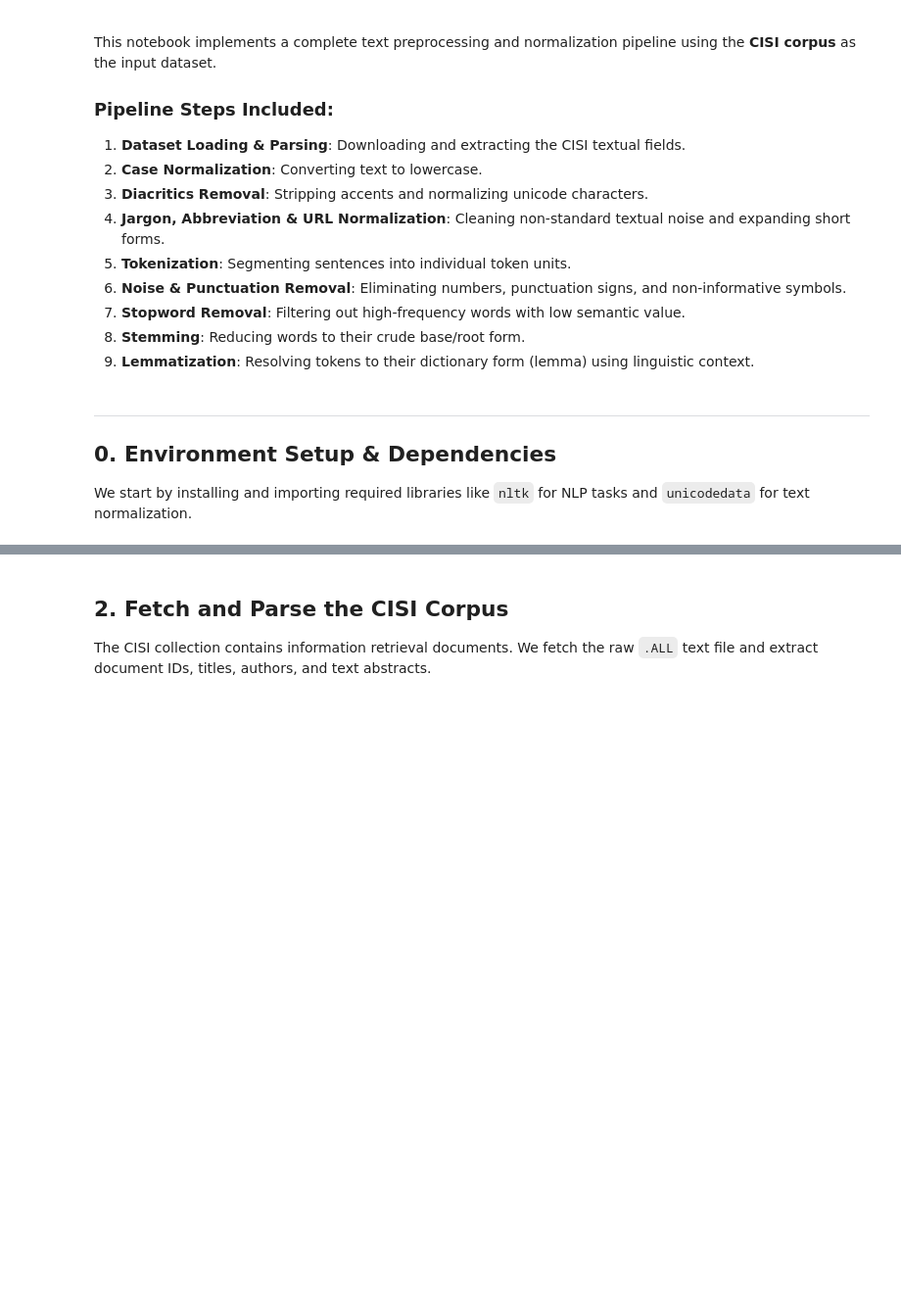
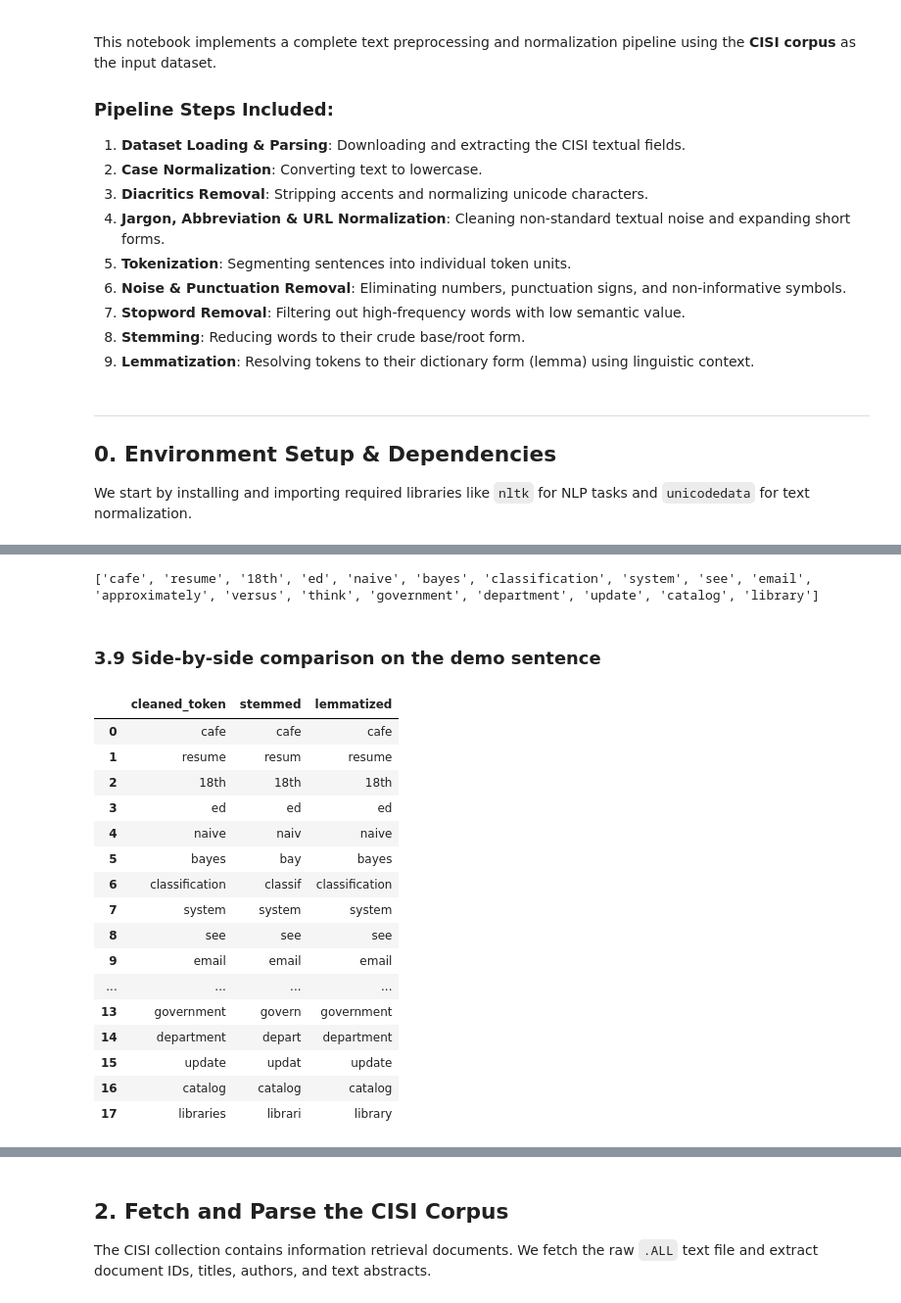
Before and after one commit to Jero2110/NLP_Phase02, a Jupyter notebook: analysis/analysis.ipynb, the cells around one changed output, grey strips where cells are left out. Shown at 98% size. Cells and saved outputs as stored; diff of their text form; code cells hidden in the pictures; blank space fills up the shorter version.

```diff
--- a/analysis/analysis.ipynb
+++ b/analysis/analysis.ipynb
@@ -79,0 +299,10 @@ nltk.download('averaged_perceptron_tagger', quiet=True)
+# %%
+
+def tokenize(text: str):
+    '''Split text into word tokens.'''
+    return word_tokenize(text)
+
+
+demo_clean_text = remove_diacritics(normalize_case(remove_noise_text(expand_contractions(demo_text))))
+demo_tokens = tokenize(demo_clean_text)
+print(demo_tokens)
@@ -79,0 +376,57 @@ nltk.download('averaged_perceptron_tagger', quiet=True)
+# %%
+
+lemmatizer = WordNetLemmatizer()
+
+
+def _penn_to_wordnet_pos(penn_tag: str):
+    '''Map a Penn Treebank POS tag to the simplified tag WordNetLemmatizer expects.'''
+    if penn_tag.startswith("J"):
+        return wordnet.ADJ
+    if penn_tag.startswith("V"):
+        return wordnet.VERB
+    if penn_tag.startswith("N"):
+        return wordnet.NOUN
+    if penn_tag.startswith("R"):
+        return wordnet.ADV
+    return wordnet.NOUN  # default fallback
+
+
+def lemmatize_tokens(tokens):
+    '''POS-aware lemmatization of each token.'''
+    tagged = pos_tag(tokens)
+    return [lemmatizer.lemmatize(tok, _penn_to_wordnet_pos(tag)) for tok, tag in tagged]
+
+
+demo_lemmas = lemmatize_tokens(demo_tokens_nostop)
+print(demo_lemmas)
+# %% [output]
+['cafe', 'resume', '18th', 'ed', 'naive', 'bayes', 'classification', 'system', 'see', 'email', 'approximately', 'versus', 'think', 'government', 'department', 'update', 'catalog', 'library']
+# %% [markdown]
+
+### 3.9 Side-by-side comparison on the demo sentence
+# %%
+
+comparison = pd.DataFrame({
+    "cleaned_token": demo_tokens_nostop,
+    "stemmed": demo_stems,
+    "lemmatized": demo_lemmas,
+})
+comparison
+# %% [output]
+|  | cleaned_token | stemmed | lemmatized |
+| 0 | cafe | cafe | cafe |
+| 1 | resume | resum | resume |
+| 2 | 18th | 18th | 18th |
+| 3 | ed | ed | ed |
+| 4 | naive | naiv | naive |
+| 5 | bayes | bay | bayes |
+| 6 | classification | classif | classification |
+| 7 | system | system | system |
+| 8 | see | see | see |
+| 9 | email | email | email |
+| ... | ... | ... | ... |
+| 13 | government | govern | government |
+| 14 | department | depart | department |
+| 15 | update | updat | update |
+| 16 | catalog | catalog | catalog |
+| 17 | libraries | librari | library |
```
Also changed, not shown: parts of 38 cells of this notebook.
